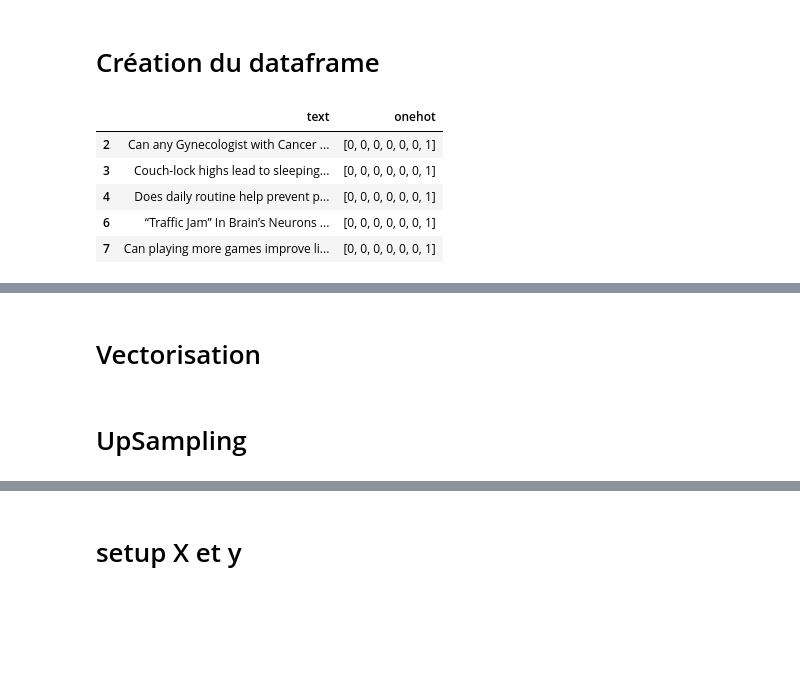
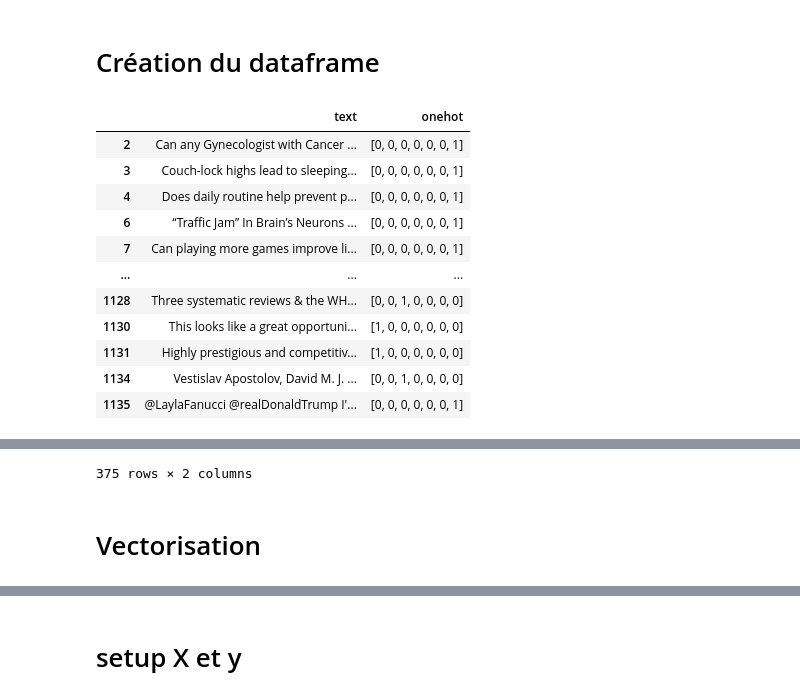
Before and after one commit to HugoGellida/HAI817I-Project, a Jupyter notebook: claim_or_ref_or_context.ipynb, the cells around one changed output, grey strips where cells are left out. Saved outputs shown, nothing was run; the diff lists cells and outputs as text; code cells hidden in the pictures; blank space fills up the shorter version.

```diff
--- a/claim_or_ref_or_context.ipynb
+++ b/claim_or_ref_or_context.ipynb
@@ -193,28 +193,32 @@ Index(['tweet_id', 'text', 'science_related', 'scientific_claim',
 # %%
 df_sci = df.query("science_related==1")
 df_new = pd.DataFrame()
 df_new["text"] = df_sci["text"]
 
 cols = ["scientific_claim", "scientific_reference", "scientific_context"]
 
 def encode_onehot(row):
     c1 = int(bool(row["scientific_claim"]))
     c2 = int(bool(row["scientific_reference"]))
     c3 = int(bool(row["scientific_context"]))
     # bitmask : c1=4, c2=2, c3=1
     idx = (c1 << 2) | (c2 << 1) | c3 - 1
     onehot = [0] * 7
     onehot[idx] = 1
     return onehot
 
 df_new["onehot"] = df_sci.apply(encode_onehot, axis=1)
-
-display(df_new.head())
-display(df.iloc[2:10])
+df_new
 # %% [output]
 |  | text | onehot |
 | 2 | Can any Gynecologist with Cancer ... | [0, 0, 0, 0, 0, 0, 1] |
 | 3 | Couch-lock highs lead to sleeping... | [0, 0, 0, 0, 0, 0, 1] |
 | 4 | Does daily routine help prevent p... | [0, 0, 0, 0, 0, 0, 1] |
 | 6 | “Traffic Jam” In Brain’s Neurons ... | [0, 0, 0, 0, 0, 0, 1] |
 | 7 | Can playing more games improve li... | [0, 0, 0, 0, 0, 0, 1] |
+| ... | ... | ... |
+| 1128 | Three systematic reviews & the WH... | [0, 0, 1, 0, 0, 0, 0] |
+| 1130 | This looks like a great opportuni... | [1, 0, 0, 0, 0, 0, 0] |
+| 1131 | Highly prestigious and competitiv... | [1, 0, 0, 0, 0, 0, 0] |
+| 1134 | Vestislav Apostolov, David M. J. ... | [0, 0, 1, 0, 0, 0, 0] |
+| 1135 | @LaylaFanucci @realDonaldTrump I'... | [0, 0, 0, 0, 0, 0, 1] |
@@ -230,3 +225,4 @@ display(df.iloc[2:10])
+375 rows × 2 columns
 # %% [markdown]
 # Vectorisation
 # %%
@@ -314,5 +310,3 @@ class TextNormalizer(BaseEstimator, TransformerMixin):
 # %%
 X = df_new.text
 y = df_new.onehot
-# %% [markdown]
-# UpSampling
```
Also changed, not shown: parts of 5 cells of this notebook, 1 other file.
